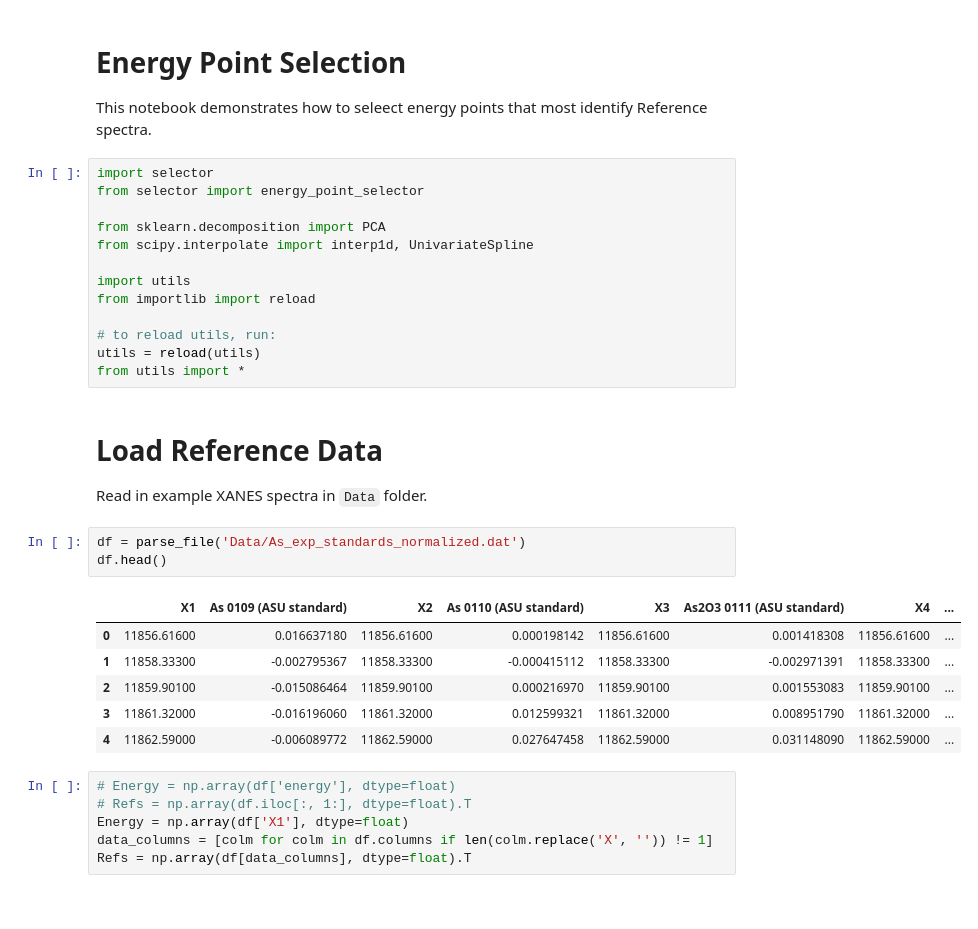
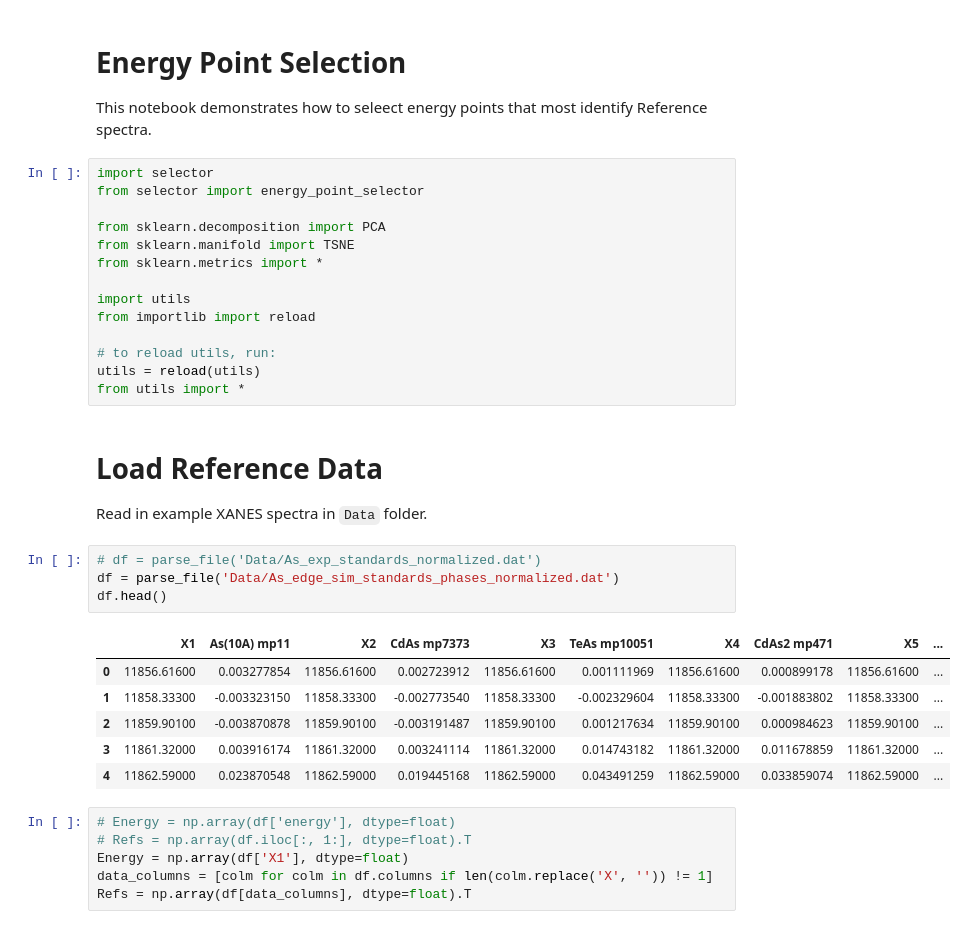
Before and after one commit to stetef/Energy-Point-Selection, a Jupyter notebook: Visualization.ipynb, the cells around one changed output. Drawn from its saved outputs; the diff is of its cells as text.

```diff
--- a/Visualization.ipynb
+++ b/Visualization.ipynb
@@ -7,7 +7,8 @@ import selector
 from selector import energy_point_selector
 
 from sklearn.decomposition import PCA
-from scipy.interpolate import interp1d, UnivariateSpline
+from sklearn.manifold import TSNE
+from sklearn.metrics import *
 
 import utils
 from importlib import reload
@@ -19,15 +20,16 @@ from utils import *
 # Load Reference Data
 Read in example XANES spectra in `Data` folder.
 # %%
-df = parse_file('Data/As_exp_standards_normalized.dat')
+# df = parse_file('Data/As_exp_standards_normalized.dat')
+df = parse_file('Data/As_edge_sim_standards_phases_normalized.dat')
 df.head()
 # %% [output]
-|  | X1 | As 0109 (ASU standard) | X2 | As 0110 (ASU standard) | X3 | As2O3 0111 (ASU standard) | X4 | ... |
-| 0 | 11856.61600 | 0.016637180 | 11856.61600 | 0.000198142 | 11856.61600 | 0.001418308 | 11856.61600 | ... |
-| 1 | 11858.33300 | -0.002795367 | 11858.33300 | -0.000415112 | 11858.33300 | -0.002971391 | 11858.33300 | ... |
-| 2 | 11859.90100 | -0.015086464 | 11859.90100 | 0.000216970 | 11859.90100 | 0.001553083 | 11859.90100 | ... |
-| 3 | 11861.32000 | -0.016196060 | 11861.32000 | 0.012599321 | 11861.32000 | 0.008951790 | 11861.32000 | ... |
-| 4 | 11862.59000 | -0.006089772 | 11862.59000 | 0.027647458 | 11862.59000 | 0.031148090 | 11862.59000 | ... |
+|  | X1 | As(10A) mp11 | X2 | CdAs mp7373 | X3 | TeAs mp10051 | X4 | CdAs2 mp471 | X5 | ... |
+| 0 | 11856.61600 | 0.003277854 | 11856.61600 | 0.002723912 | 11856.61600 | 0.001111969 | 11856.61600 | 0.000899178 | 11856.61600 | ... |
+| 1 | 11858.33300 | -0.003323150 | 11858.33300 | -0.002773540 | 11858.33300 | -0.002329604 | 11858.33300 | -0.001883802 | 11858.33300 | ... |
+| 2 | 11859.90100 | -0.003870878 | 11859.90100 | -0.003191487 | 11859.90100 | 0.001217634 | 11859.90100 | 0.000984623 | 11859.90100 | ... |
+| 3 | 11861.32000 | 0.003916174 | 11861.32000 | 0.003241114 | 11861.32000 | 0.014743182 | 11861.32000 | 0.011678859 | 11861.32000 | ... |
+| 4 | 11862.59000 | 0.023870548 | 11862.59000 | 0.019445168 | 11862.59000 | 0.043491259 | 11862.59000 | 0.033859074 | 11862.59000 | ... |
 # %%
 # Energy = np.array(df['energy'], dtype=float)
 # Refs = np.array(df.iloc[:, 1:], dtype=float).T
```
Also changed, not shown: parts of 20 cells of this notebook, 15 other files.
